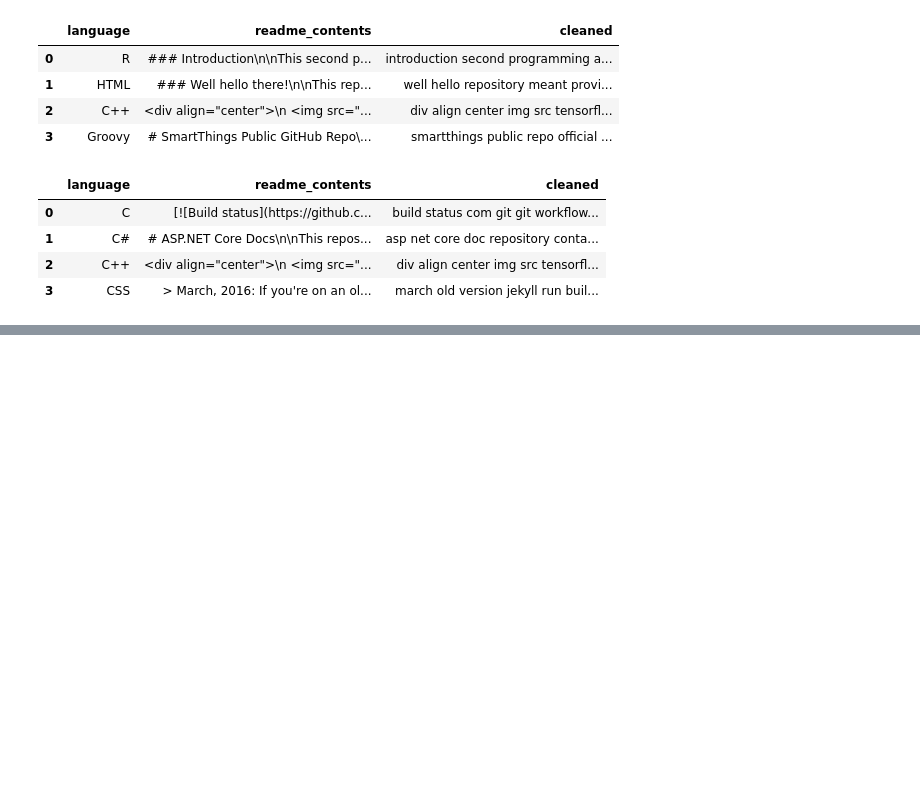
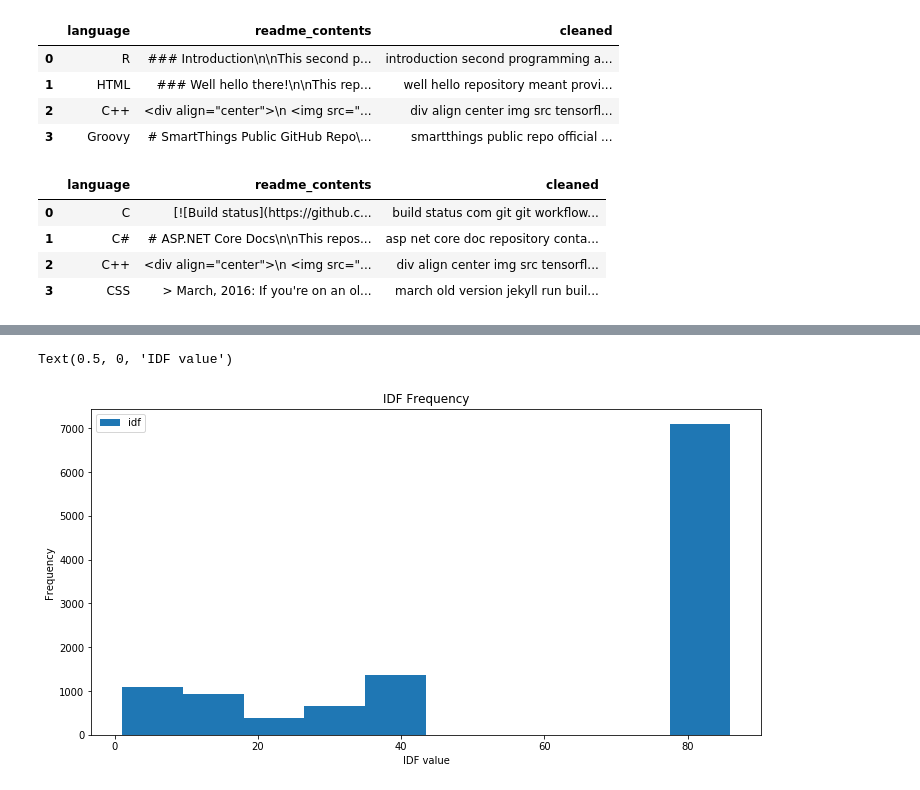
Before and after one commit to The-Tree-Muskeeters/git-language, a Jupyter notebook: nlp_project_ravinder.ipynb, the cells around one changed output, grey strips where cells are left out. Cells and saved outputs as stored; diff of their text form; code cells hidden in the pictures; blank space fills up the shorter version.

```diff
--- a/nlp_project_ravinder.ipynb
+++ b/nlp_project_ravinder.ipynb
@@ -205,0 +238,4 @@ df1.head(4)
+# %%
+#Find unique word list from DF cleaned column
+unique_words = pd.Series(' '.join(df.cleaned).split()).unique()
+unique_words
@@ -205,0 +245,5 @@ df1.head(4)
+# %%
+# put the unique words into a data frame
+idf_df = pd.DataFrame(dict(word = unique_words))\
+.assign(idf = lambda df: df.word.apply(idf))\
+.set_index('word').sort_values(by='idf', ascending = False)
@@ -205,0 +265,7 @@ df1.head(4)
+# %%
+idf_df.plot.hist(figsize=(12,6))
+plt.title('IDF Frequency')
+plt.xlabel('IDF value')
+# %% [output]
+Text(0.5, 0, 'IDF value')
+[figure, added]
```
Also changed, not shown: parts of 6 cells of this notebook.
